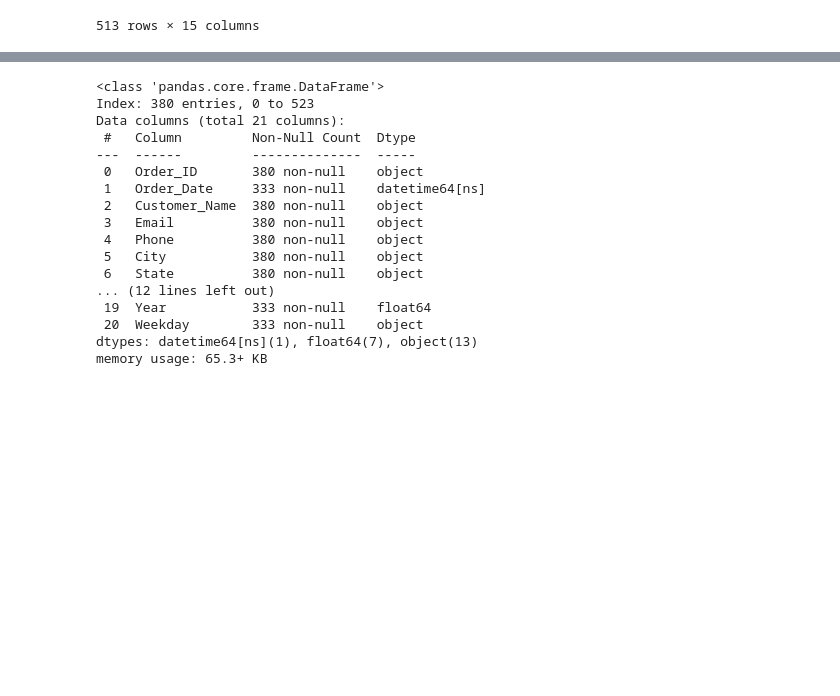
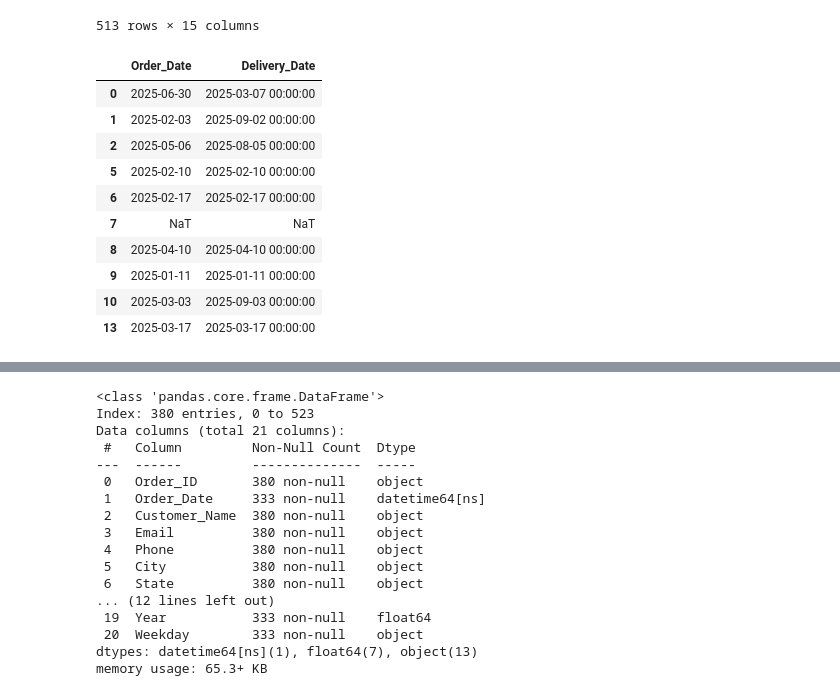
Before and after one commit to shakti-mankar/DA-DS-Projects, a Jupyter notebook: End to End Project/Untitled.ipynb, the cells around one changed output, grey strips where cells are left out. Cells and saved outputs as stored; diff of their text form; code cells hidden in the pictures; blank space fills up the shorter version.

```diff
--- a/End to End Project/Untitled.ipynb
+++ b/End to End Project/Untitled.ipynb
@@ -167,15 +162,46 @@ df = df[df['Qty']>0]
 
 # df['Discount'].fillna(0,inplace=True)
 
+# df['Discount'] = df['Discount'].fillna(0)
+
+# # df['Phone'].fillna('unknown', inplace = True)
+
+# df['Phone'] = df['Phone'].fillna('Unknown')
+
+# # df['Delivery_Date'].fillna('Delivery_Date', inplace = True)
+
+# df['Delivery_Date'] = df['Delivery_Date'].fillna('Order_Date')
+
+
+# Step 13: Fill missing values
+
+# Fill missing Discount with 0
 df['Discount'] = df['Discount'].fillna(0)
 
-# df['Phone'].fillna('unknown', inplace = True)
-
+# Fill missing Phone with 'Unknown'
 df['Phone'] = df['Phone'].fillna('Unknown')
 
-# df['Delivery_Date'].fillna('Delivery_Date', inplace = True)
-
-df['Delivery_Date'] = df['Delivery_Date'].fillna('Order_Date')
+# Fill missing Delivery_Date with the corresponding Order_Date
+df['Delivery_Date'] = df['Delivery_Date'].fillna(df['Order_Date'])
+# %%
+# Fix Delivery_Date values that were incorrectly filled with 'Order_Date'
+df.loc[df['Delivery_Date'] == 'Order_Date', 'Delivery_Date'] = df.loc[
+    df['Delivery_Date'] == 'Order_Date', 'Order_Date'
+]
+# %%
+df[['Order_Date','Delivery_Date']].head(10)
+# %% [output]
+|  | Order_Date | Delivery_Date |
+| 0 | 2025-06-30 | 2025-03-07 00:00:00 |
+| 1 | 2025-02-03 | 2025-09-02 00:00:00 |
+| 2 | 2025-05-06 | 2025-08-05 00:00:00 |
+| 5 | 2025-02-10 | 2025-02-10 00:00:00 |
+| 6 | 2025-02-17 | 2025-02-17 00:00:00 |
+| 7 | NaT | NaT |
+| 8 | 2025-04-10 | 2025-04-10 00:00:00 |
+| 9 | 2025-01-11 | 2025-01-11 00:00:00 |
+| 10 | 2025-03-03 | 2025-09-03 00:00:00 |
+| 13 | 2025-03-17 | 2025-03-17 00:00:00 |
 # %%
 # Step 14: Feature Engineering
 
```
Also changed, not shown: parts of 2 cells of this notebook.
